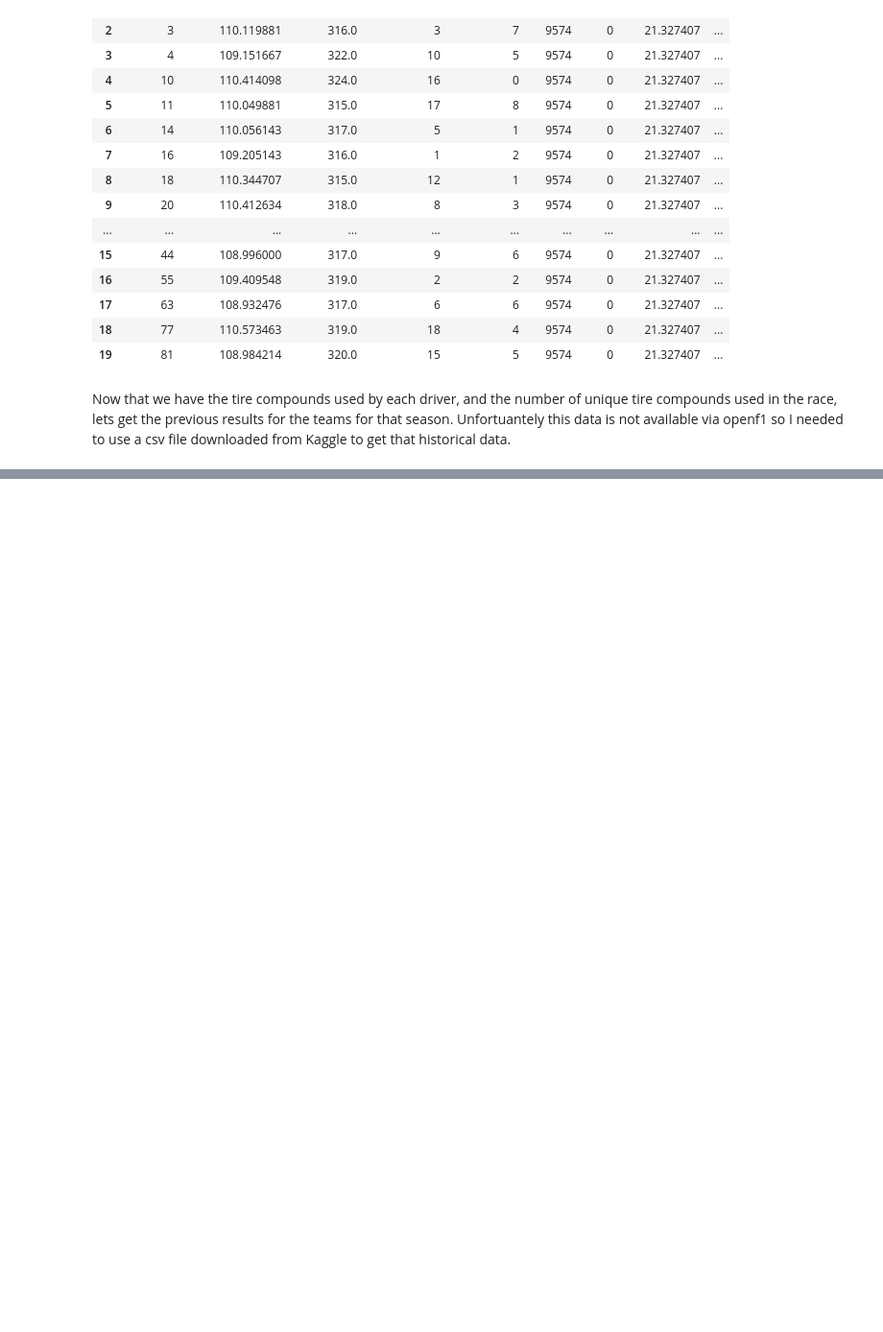
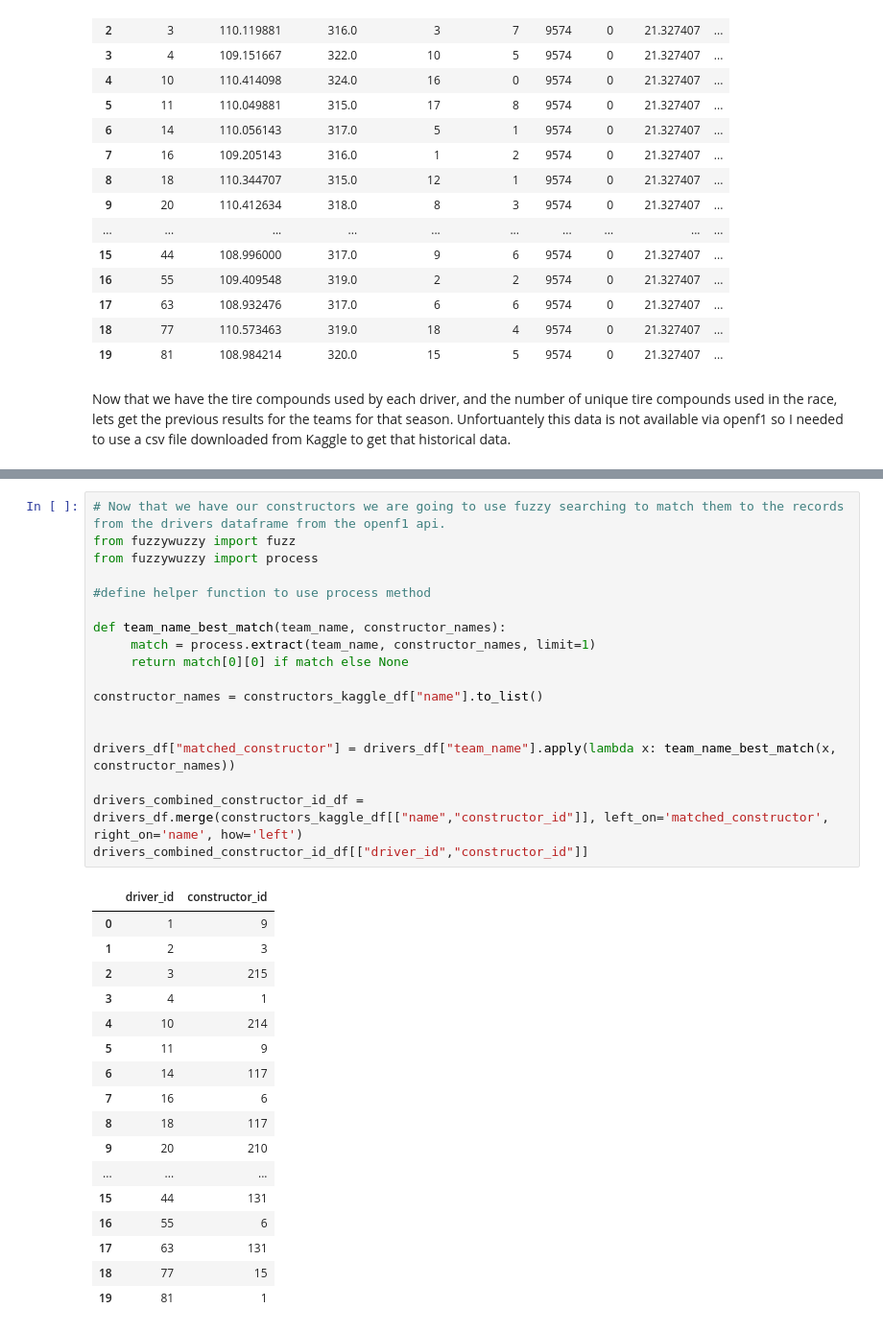
Before and after one commit to elcid14/f1-machine-learning-project, a Jupyter notebook: f1-prediction-project.ipynb, the cells around one changed output, grey strips where cells are left out. Shown at 96% size. Cells and saved outputs as stored; diff of their text form; blank space fills up the shorter version.

```diff
--- a/f1-prediction-project.ipynb
+++ b/f1-prediction-project.ipynb
@@ -734,3 +750,39 @@ constructors_kaggle_df
 | 210 | 214 | alpine | Alpine F1 Team | French | http://en.wikipedia.org/wiki/Alpi... |
 | 211 | 215 | rb | RB F1 Team | Italian | http://en.wikipedia.org/wiki/RB_F... |
 212 rows × 5 columns
+# %%
+# Now that we have our constructors we are going to use fuzzy searching to match them to the records from the drivers dataframe from the openf1 api.
+from fuzzywuzzy import fuzz
+from fuzzywuzzy import process
+
+#define helper function to use process method
+
+def team_name_best_match(team_name, constructor_names):
+     match = process.extract(team_name, constructor_names, limit=1)
+     return match[0][0] if match else None
+
+constructor_names = constructors_kaggle_df["name"].to_list()
+
+
+drivers_df["matched_constructor"] = drivers_df["team_name"].apply(lambda x: team_name_best_match(x, constructor_names))
+
+drivers_combined_constructor_id_df = drivers_df.merge(constructors_kaggle_df[["name","constructor_id"]], left_on='matched_constructor', right_on='name', how='left')
+drivers_combined_constructor_id_df[["driver_id","constructor_id"]]
+# %% [output]
+|  | driver_id | constructor_id |
+| 0 | 1 | 9 |
+| 1 | 2 | 3 |
+| 2 | 3 | 215 |
+| 3 | 4 | 1 |
+| 4 | 10 | 214 |
+| 5 | 11 | 9 |
+| 6 | 14 | 117 |
+| 7 | 16 | 6 |
+| 8 | 18 | 117 |
+| 9 | 20 | 210 |
+| ... | ... | ... |
+| 15 | 44 | 131 |
+| 16 | 55 | 6 |
+| 17 | 63 | 131 |
+| 18 | 77 | 15 |
+| 19 | 81 | 1 |
```
Also changed, not shown: parts of 6 cells of this notebook.
